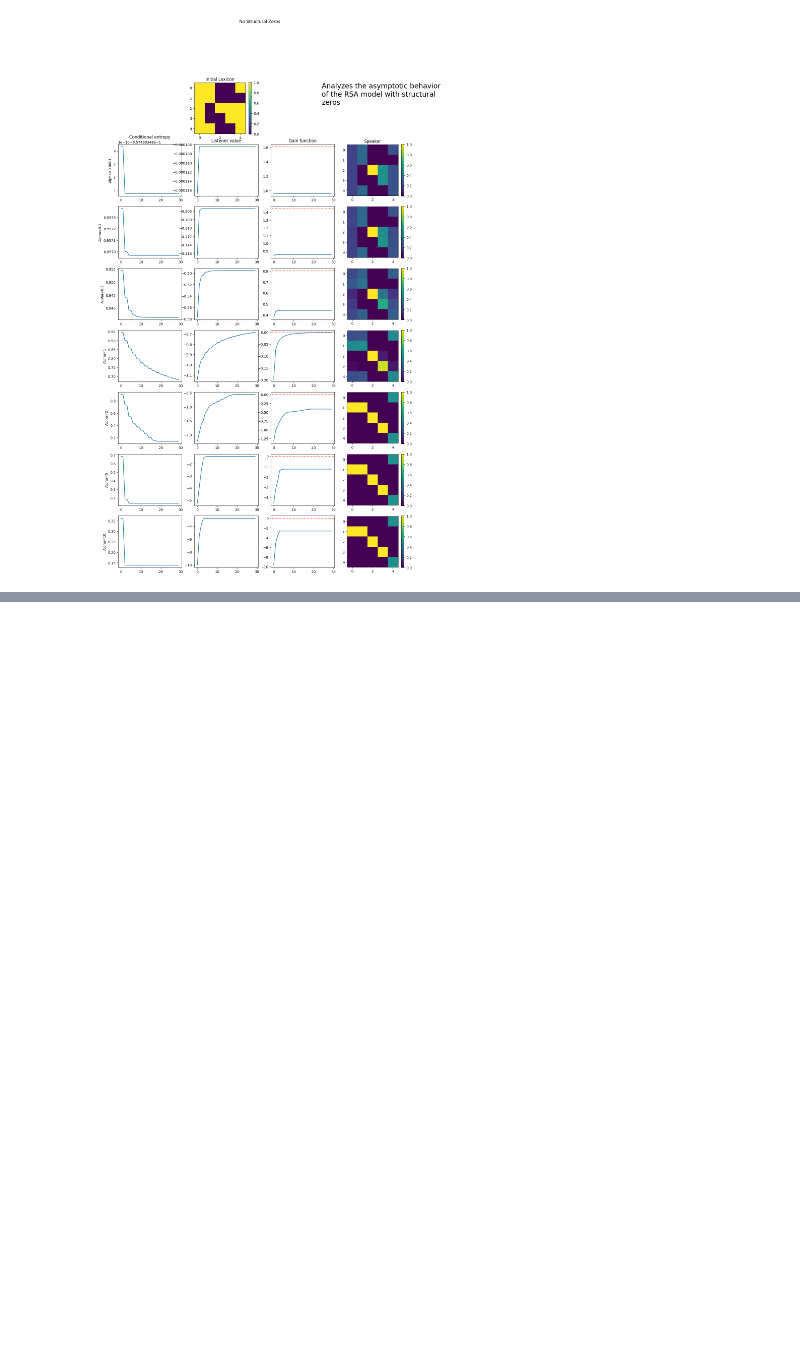
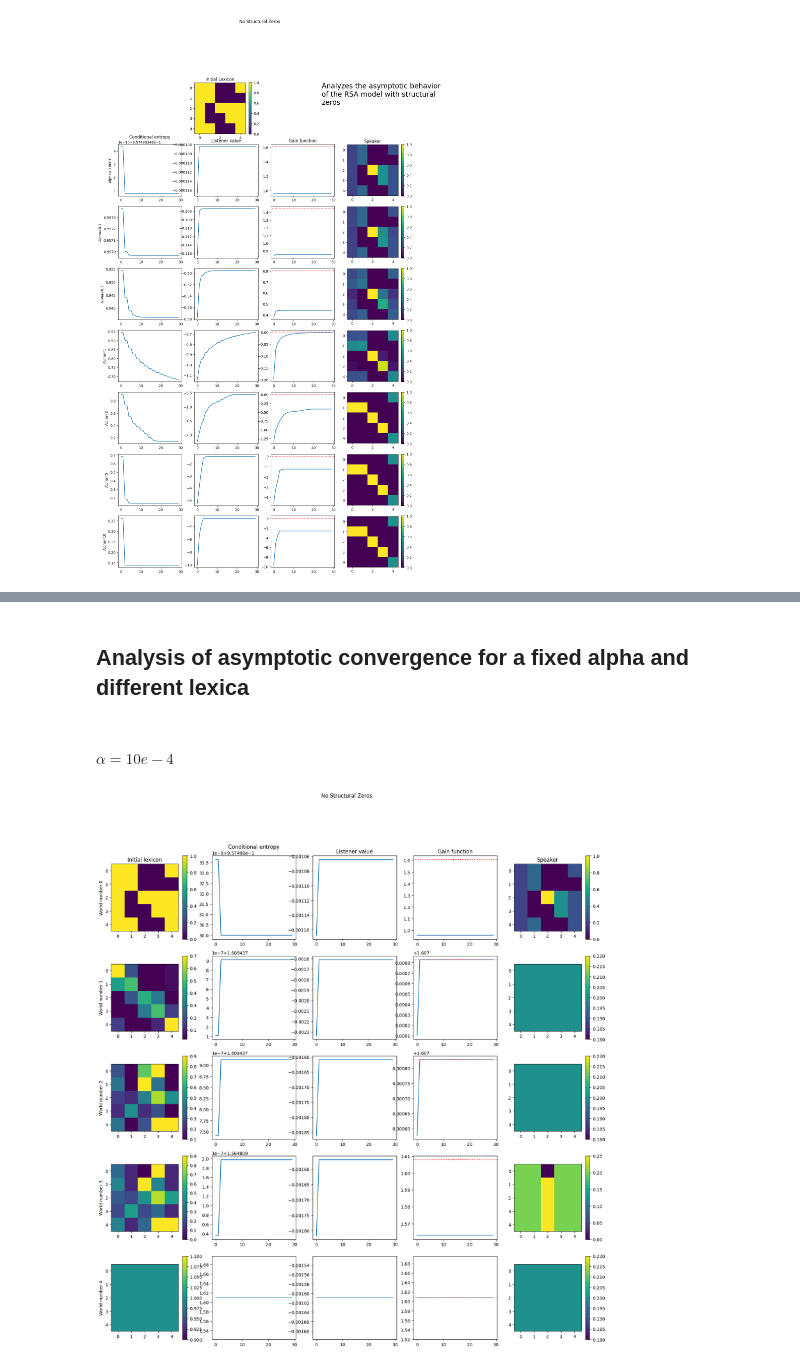
Before and after one commit to GabrielBeFr/RSA-research, a Jupyter notebook: experiments.ipynb, the cells around one changed output, grey strips where cells are left out. Saved outputs shown, nothing was run; the diff lists cells and outputs as text; code cells hidden in the pictures; blank space fills up the shorter version.

Commit message:
asymptotic studies

```diff
--- a/experiments.ipynb
+++ b/experiments.ipynb
@@ -179,0 +193,65 @@ asymptotic_analysis_alphas(alphas_list, rsa_model, world, version, depth, verbos
+# %% [markdown]
+## Analysis of asymptotic convergence for a fixed alpha and different lexica
+# %% [markdown]
+#### $\alpha=10e-4$
+# %%
+from analyses import asymptotic_analysis_lexica
+from settings import worlds, rsa_models
+import numpy as np
+
+alpha = 10e-4
+rsa_model = rsa_models['classic_RSA']
+worlds = [
+    {
+        'file_name': 'Asymptotic_identicality_1.txt',
+        'surname': 'Analyzes the asymptotic similarity between different initial lexica.',
+        'utterances': ['I love you', 'I like you', 'You make me indifferent', 'I dislike you', 'I hate you'],
+        'meanings': ['Lover', 'Friend', 'Somebody', 'Unfriend', 'Hater'],
+        'lexicon': np.array([[1, 1, 0, 0, 1],[1, 1, 0, 0, 0],[1, 0, 1, 1, 1],[1, 0, 0, 1, 1],[1, 1, 0, 0, 1]]),
+        'costs': np.array([0, 0, 0, 0, 0]),
+        'priors': np.array([1/5,1/5,1/5,1/5,1/5])
+    },
+    {
+        'file_name': 'Asymptotic_identicality_2.txt',
+        'surname': 'Analyzes the asymptotic similarity between different initial lexica.',
+        'utterances': ['I love you', 'I like you', 'You make me indifferent', 'I dislike you', 'I hate you'],
+        'meanings': ['Lover', 'Friend', 'Somebody', 'Unfriend', 'Hater'],
+        'lexicon': np.array([[0.7, 0.2, 0.025, 0.025, 0.05],[0.4, 0.5, 0.025, 0.025, 0.05],[0.025, 0.2, 0.45, 0.3, 0.025],[0.025, 0.025, 0.3, 0.5, 0.15],[0.15, 0.025, 0.025, 0.1, 0.7]]),
+        'costs': np.array([0, 0, 0, 0, 0]),
+        'priors': np.array([1/5,1/5,1/5,1/5,1/5])
+    },
+    {
+        'file_name': 'Asymptotic_identicality_3.txt',
+        'surname': 'Analyzes the asymptotic similarity between different initial lexica.',
+        'utterances': ['I love you', 'I like you', 'You make me indifferent', 'I dislike you', 'I hate you'],
+        'meanings': ['Lover', 'Friend', 'Somebody', 'Unfriend', 'Hater'],
+        'lexicon': np.array([[0.3, 0.1, 0.7, 0.9, 0.1],[0.4, 0.1, 0.9, 0.4, 0.1],[0.25, 0.2, 0.45, 0.8, 0.5],[0.2, 0.5, 0.2, 0.3, 0.1],[0.4, 0.1, 0.3, 0.9, 0.9]]),
+        'costs': np.array([0, 0, 0, 0, 0]),
+        'priors': np.array([1/5,1/5,1/5,1/5,1/5])
+    },
+    {
+        'file_name': 'Asymptotic_identicality_3.txt',
+        'surname': 'Analyzes the asymptotic similarity between different initial lexica.',
+        'utterances': ['I love you', 'I like you', 'You make me indifferent', 'I dislike you', 'I hate you'],
+        'meanings': ['Lover', 'Friend', 'Somebody', 'Unfriend', 'Hater'],
+        'lexicon': np.array([[0.3, 0.1, 0, 0.9, 0.1],[0.4, 0.1, 0.9, 0.4, 0.1],[0.25, 0.2, 0.45, 0.8, 0.5],[0.2, 0.5, 0.2, 0.3, 0.1],[0.4, 0.1, 0.3, 0.9, 0.9]]),
+        'costs': np.array([0, 0, 0, 0, 0]),
+        'priors': np.array([1/5,1/5,1/5,1/5,1/5])
+    },
+    {
+        'file_name': 'Asymptotic_identicality_4.txt',
+        'surname': 'Analyzes the asymptotic similarity between different initial lexica.',
+        'utterances': ['I love you', 'I like you', 'You make me indifferent', 'I dislike you', 'I hate you'],
+        'meanings': ['Lover', 'Friend', 'Somebody', 'Unfriend', 'Hater'],
+        'lexicon': np.array([[1, 1, 1, 1, 1],[1, 1, 1, 1, 1],[1, 1, 1, 1, 1],[1, 1, 1, 1, 1],[1, 1, 1, 1, 1]]),
+        'costs': np.array([0, 0, 0, 0, 0]),
+        'priors': np.array([1/5,1/5,1/5,1/5,1/5])
+    },
+]
+version = 'RSA'
+depth = 15
+verbose = False
+
+asymptotic_analysis_lexica(alpha, rsa_model, worlds, version, depth, verbose)
+# %% [output]
+[figure, added]
```
Also changed, not shown: parts of 8 cells of this notebook, 6 other files.
